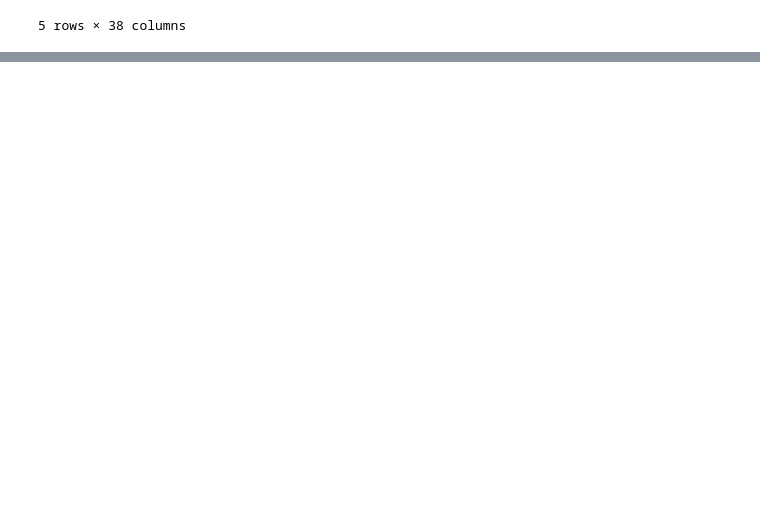
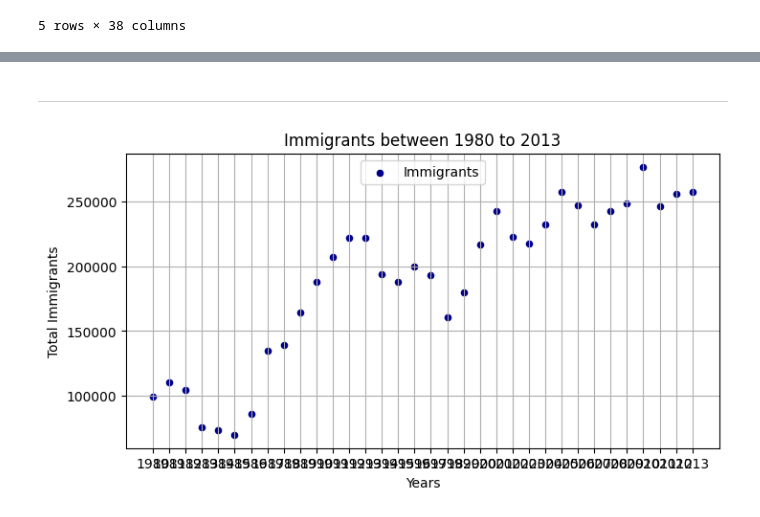
Before and after one commit to 7mama7/Portfolio, a Jupyter notebook: Canada Immigration/Canada Immigration (2).ipynb, the cells around one changed output, grey strips where cells are left out. Drawn from its saved outputs; the diff is of its cells as text; code cells hidden in the pictures; blank space fills up the shorter version.

```diff
--- a/Canada Immigration/Canada Immigration (2).ipynb
+++ b/Canada Immigration/Canada Immigration (2).ipynb
@@ -844,0 +133,22 @@ Step 2: Generate the bubble plots.
+# %%
+#Create figure and axes
+fig, ax = plt.subplots()
+
+#Changing the index type to integer
+total_immigrants.index = total_immigrants.index.map(int)
+
+# Customizing the appearance of Plot
+ax.plot(total_immigrants,
+        marker='s', #Including markers in squares shapes
+        markersize=5, #Setting the size of the marker
+        color='green', #Changing the color of the line
+        linestyle="dotted") #Changing the line style to a Dotted line
+#Setting up the Title
+ax.set_title('Immigrants between 1980 to 2013')
+
+#Setting up the Labels
+ax.set_xlabel('Years')
+ax.set_ylabel('Total Immigrants')
+ax.legend(['Immigrants'])
+
+plt.show()
@@ -844,0 +237,27 @@ Step 2: Generate the bubble plots.
+# %% [markdown]
+---
+# %%
+#Create figure and axes
+fig, ax = plt.subplots(figsize=(8, 4))
+
+# Customizing Scatter Plot
+ax.scatter(years, total_immigrants,
+           marker='o', #setting up the markers
+           s = 20, #setting up the size of the markers
+           color='darkblue')#the color for the marker
+
+#add title
+plt.title('Immigrants between 1980 to 2013')
+#add labels
+plt.xlabel('Years')
+plt.ylabel('Total Immigrants')
+#including grid
+plt.grid(True)
+
+#Legend at upper center of the figure
+ax.legend(["Immigrants"], loc='upper center')
+
+#Display the plot
+plt.show()
+# %% [output]
+[figure, added]
```
Also changed, not shown: parts of 134 cells of this notebook, 3 other files.
